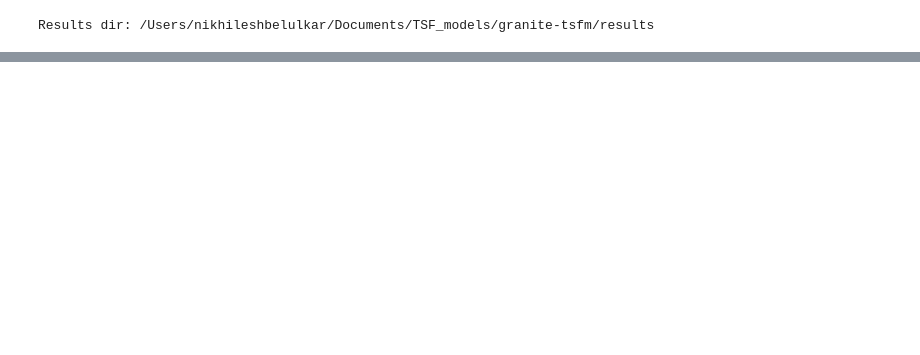
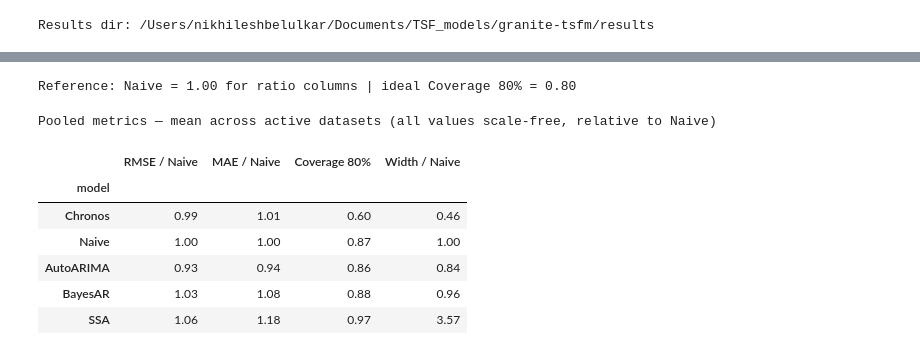
Before and after one commit to Nikhilesh-B/granite-tsfm, a Jupyter notebook: chronos_vs_traditional_benchmark.ipynb, the cells around one changed output, grey strips where cells are left out. Drawn from its saved outputs; the diff is of its cells as text; code cells hidden in the pictures; blank space fills up the shorter version.

```diff
--- a/chronos_vs_traditional_benchmark.ipynb
+++ b/chronos_vs_traditional_benchmark.ipynb
@@ -400,0 +453,42 @@ else:
+# %%
+# ── Pooled summary across all active datasets (scale-free metrics only) ──────
+# All ratio metrics are relative to Naive, so averaging across series is valid
+# regardless of each series scale.
+scale_free_cols = ['rmse_over_naive', 'mae_over_naive', 'coverage_80', 'interval_width_over_naive']
+
+pooled = (
+    pd.DataFrame(all_metrics_rows)
+    .groupby('model')[scale_free_cols]
+    .mean()
+    .round(2)
+    .reindex(MODEL_NAMES)
+)
+pooled.index.name = 'model'
+pooled.columns = ['RMSE / Naive', 'MAE / Naive', 'Coverage 80%', 'Width / Naive']
+
+def fmt_col(col, lower_better):
+    cmap = 'RdYlGn_r' if lower_better else 'RdYlGn'
+    return pooled.style.background_gradient(subset=[col], cmap=cmap, axis=0)
+
+styled = (
+    pooled.style
+    .background_gradient(subset=['RMSE / Naive'],   cmap='RdYlGn_r', axis=0)
+    .background_gradient(subset=['MAE / Naive'],    cmap='RdYlGn_r', axis=0)
+    .background_gradient(subset=['Coverage 80%'],   cmap='RdYlGn',   axis=0)
+    .background_gradient(subset=['Width / Naive'],  cmap='RdYlGn_r', axis=0)
+    .format('{:.2f}')
+    .set_caption('Pooled metrics — mean across active datasets (all values scale-free, relative to Naive)')
+)
+
+print('Reference: Naive = 1.00 for ratio columns | ideal Coverage 80% = 0.80')
+display(styled)
+# %% [output]
+Reference: Naive = 1.00 for ratio columns | ideal Coverage 80% = 0.80
+Pooled metrics — mean across active datasets (all values scale-free, relative to Naive)
+|  | RMSE / Naive | MAE / Naive | Coverage 80% | Width / Naive |
+| model |  |  |  |  |
+| Chronos | 0.99 | 1.01 | 0.60 | 0.46 |
+| Naive | 1.00 | 1.00 | 0.87 | 1.00 |
+| AutoARIMA | 0.93 | 0.94 | 0.86 | 0.84 |
+| BayesAR | 1.03 | 1.08 | 0.88 | 0.96 |
+| SSA | 1.06 | 1.18 | 0.97 | 3.57 |
```
Also changed, not shown: parts of 7 cells of this notebook, 16 other files.
